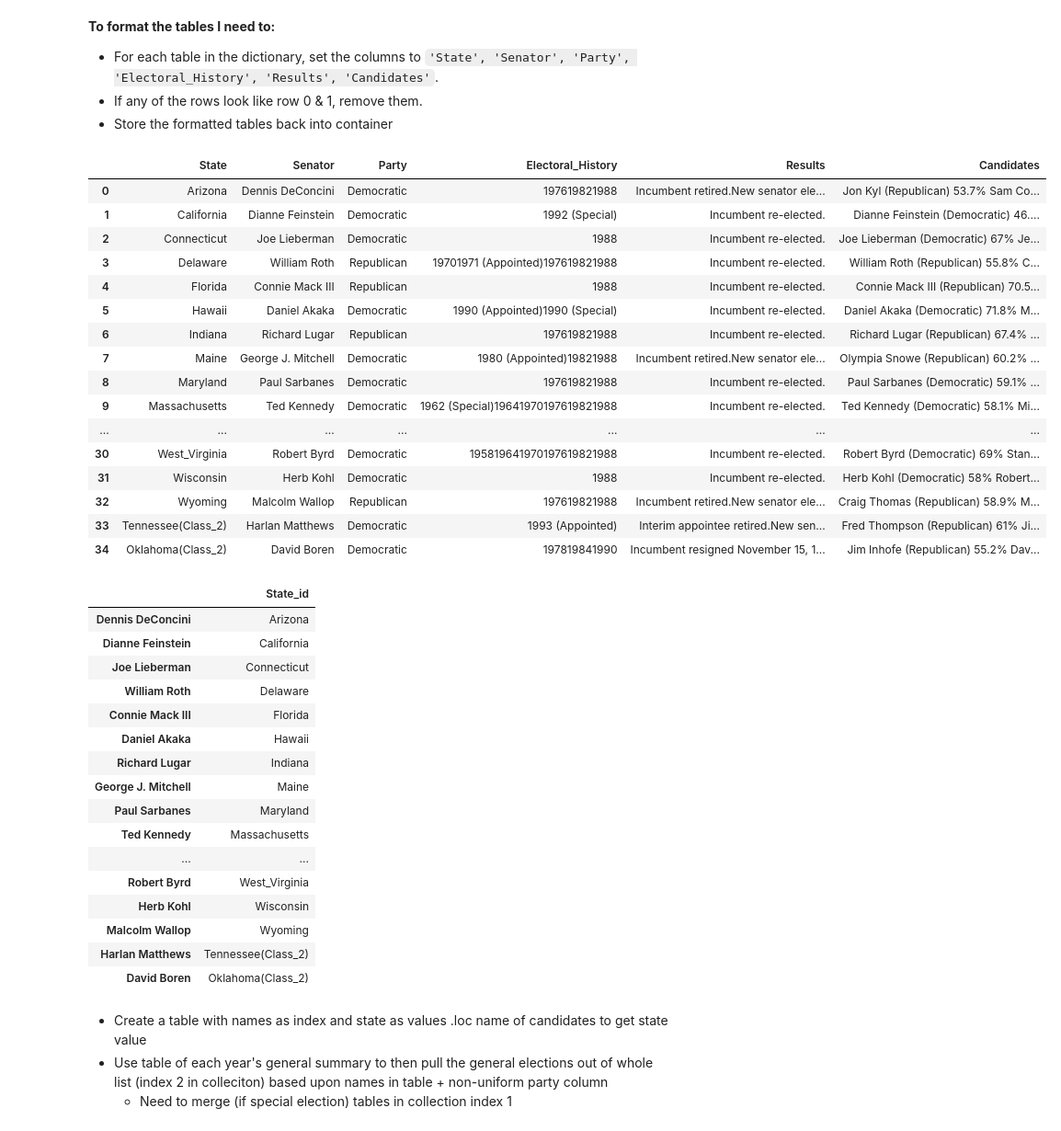
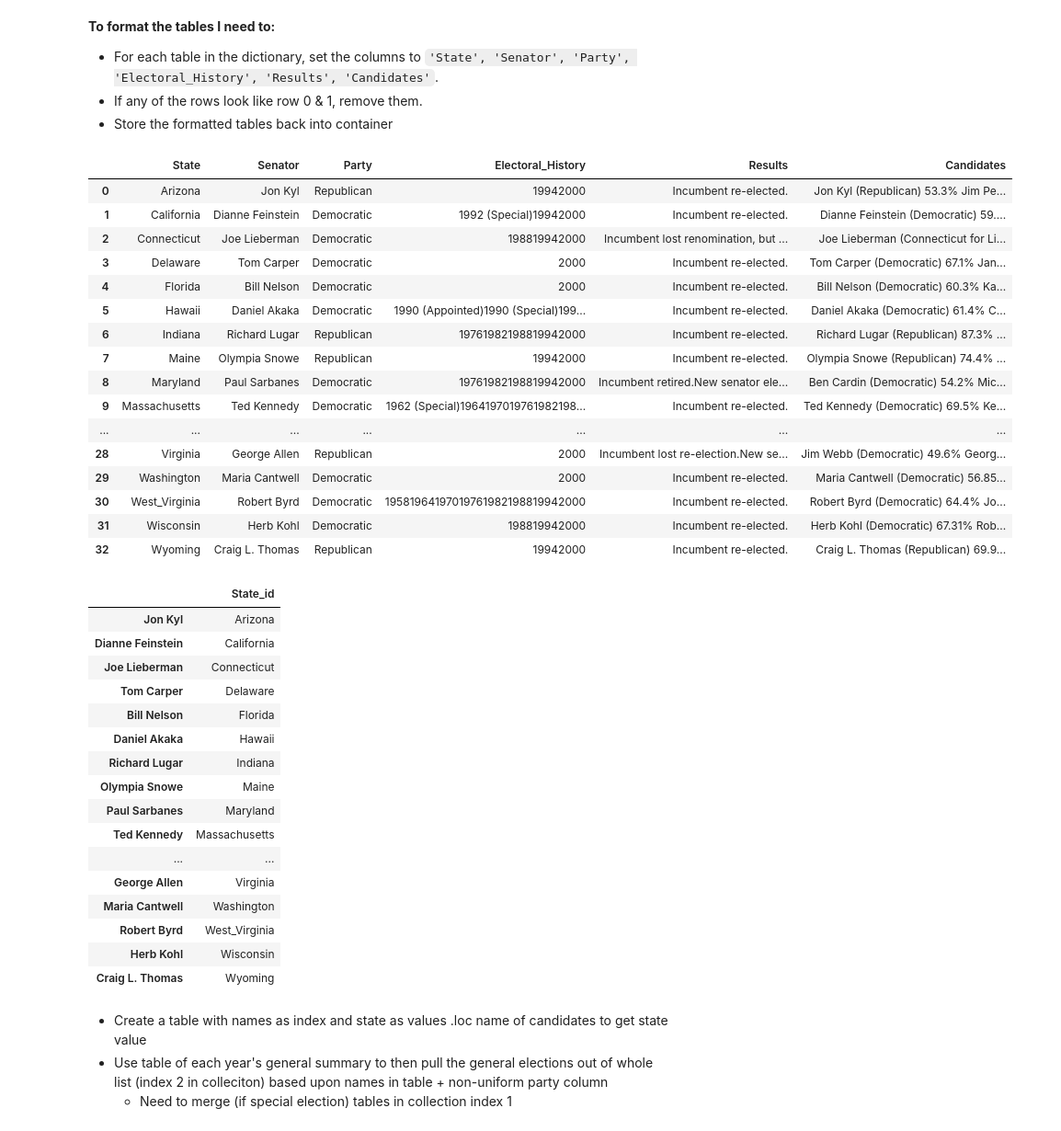
Before and after one commit to dfuller22/US_Senate_Election_Predictor, a Jupyter notebook: Playground.ipynb, the cells around one changed output. Shown: that part at 92% size. Drawn from its saved outputs; the diff is of its cells as text; code cells hidden in the pictures.

Commit message:
Update Playground.ipynb
Adding functionality for state general cleaner

```diff
--- a/Playground.ipynb
+++ b/Playground.ipynb
@@ -523,0 +612,4 @@ with open('election_collection_raw.pickle', 'rb') as f:
+# %%
+yr_st_elects = st_election_collector(election_collection_raw)
+print(len(yr_st_elects))
+yr_st_dict = st_election_cleaner(yr_st_elects, exclude=['2020', '2022', '2024'])
@@ -523,0 +618,4 @@ with open('election_collection_raw.pickle', 'rb') as f:
+# %%
+test = yr_sum_dict['2006'][1].loc['Jon Kyl'].pop('State_id')
+print(type(test))
+test
@@ -523,0 +625,12 @@ with open('election_collection_raw.pickle', 'rb') as f:
+# %%
+year = '2006'
+lookup_name = yr_sum_dict[year][1]
+
+for table in yr_st_dict[year]:
+    for name in table['Candidate']:
+        if '(Incumbent)' in name:
+            name = name.replace(' (Incumbent)', '')
+        if name in list(lookup_name.index):
+            state = lookup_name.loc[name].pop('State_id')
+
+    break
@@ -523,0 +699,13 @@ with open('election_collection_raw.pickle', 'rb') as f:
+# %%
+count = 0
+test_list = []
+for table in election_collection_raw[year][2]:
+    try:
+        res = gen_election_cleaner(table, verbose=0)
+        test_list.append(res)
+        count += 1
+    except:
+        continue
+
+    if count == 3:
+        break
@@ -530,43 +744,43 @@ with open('election_collection_raw.pickle', 'rb') as f:
 yr_sum_tables = yr_summary_collector(election_collection_raw)
 yr_sum_dict = yr_sum_formatter(yr_sum_tables)
 # %%
-for table in yr_sum_dict['1994']:
+for table in yr_sum_dict['2006']:
     display(table)
 # %% [output]
 |  | State | Senator | Party | Electoral_History | Results | Candidates |
-| 0 | Arizona | Dennis DeConcini | Democratic | 197619821988 | Incumbent retired.New senator ele... | Jon Kyl (Republican) 53.7% Sam Co... |
-| 1 | California | Dianne Feinstein | Democratic | 1992 (Special) | Incumbent re-elected. | Dianne Feinstein (Democratic) 46.... |
-| 2 | Connecticut | Joe Lieberman | Democratic | 1988 | Incumbent re-elected. | Joe Lieberman (Democratic) 67% Je... |
-| 3 | Delaware | William Roth | Republican | 19701971 (Appointed)197619821988 | Incumbent re-elected. | William Roth (Republican) 55.8% C... |
-| 4 | Florida | Connie Mack III | Republican | 1988 | Incumbent re-elected. | Connie Mack III (Republican) 70.5... |
-| 5 | Hawaii | Daniel Akaka | Democratic | 1990 (Appointed)1990 (Special) | Incumbent re-elected. | Daniel Akaka (Democratic) 71.8% M... |
-| 6 | Indiana | Richard Lugar | Republican | 197619821988 | Incumbent re-elected. | Richard Lugar (Republican) 67.4% ... |
-| 7 | Maine | George J. Mitchell | Democratic | 1980 (Appointed)19821988 | Incumbent retired.New senator ele... | Olympia Snowe (Republican) 60.2% ... |
-| 8 | Maryland | Paul Sarbanes | Democratic | 197619821988 | Incumbent re-elected. | Paul Sarbanes (Democratic) 59.1% ... |
-| 9 | Massachusetts | Ted Kennedy | Democratic | 1962 (Special)19641970197619821988 | Incumbent re-elected. | Ted Kennedy (Democratic) 58.1% Mi... |
+| 0 | Arizona | Jon Kyl | Republican | 19942000 | Incumbent re-elected. | Jon Kyl (Republican) 53.3% Jim Pe... |
+| 1 | California | Dianne Feinstein | Democratic | 1992 (Special)19942000 | Incumbent re-elected. | Dianne Feinstein (Democratic) 59.... |
+| 2 | Connecticut | Joe Lieberman | Democratic | 198819942000 | Incumbent lost renomination, but ... | Joe Lieberman (Connecticut for Li... |
+| 3 | Delaware | Tom Carper | Democratic | 2000 | Incumbent re-elected. | Tom Carper (Democratic) 67.1% Jan... |
+| 4 | Florida | Bill Nelson | Democratic | 2000 | Incumbent re-elected. | Bill Nelson (Democratic) 60.3% Ka... |
+| 5 | Hawaii | Daniel Akaka | Democratic | 1990 (Appointed)1990 (Special)199... | Incumbent re-elected. | Daniel Akaka (Democratic) 61.4% C... |
+| 6 | Indiana | Richard Lugar | Republican | 19761982198819942000 | Incumbent re-elected. | Richard Lugar (Republican) 87.3% ... |
+| 7 | Maine | Olympia Snowe | Republican | 19942000 | Incumbent re-elected. | Olympia Snowe (Republican) 74.4% ... |
+| 8 | Maryland | Paul Sarbanes | Democratic | 19761982198819942000 | Incumbent retired.New senator ele... | Ben Cardin (Democratic) 54.2% Mic... |
+| 9 | Massachusetts | Ted Kennedy | Democratic | 1962 (Special)1964197019761982198... | Incumbent re-elected. | Ted Kennedy (Democratic) 69.5% Ke... |
 | ... | ... | ... | ... | ... | ... | ... |
-| 30 | West_Virginia | Robert Byrd | Democratic | 195819641970197619821988 | Incumbent re-elected. | Robert Byrd (Democratic) 69% Stan... |
-| 31 | Wisconsin | Herb Kohl | Democratic | 1988 | Incumbent re-elected. | Herb Kohl (Democratic) 58% Robert... |
-| 32 | Wyoming | Malcolm Wallop | Republican | 197619821988 | Incumbent retired.New senator ele... | Craig Thomas (Republican) 58.9% M... |
-| 33 | Tennessee(Class_2) | Harlan Matthews | Democratic | 1993 (Appointed) | Interim appointee retired.New sen... | Fred Thompson (Republican) 61% Ji... |
-| 34 | Oklahoma(Class_2) | David Boren | Democratic | 197819841990 | Incumbent resigned November 15, 1... | Jim Inhofe (Republican) 55.2% Dav... |
+| 28 | Virginia | George Allen | Republican | 2000 | Incumbent lost re-election.New se... | Jim Webb (Democratic) 49.6% Georg... |
+| 29 | Washington | Maria Cantwell | Democratic | 2000 | Incumbent re-elected. | Maria Cantwell (Democratic) 56.85... |
+| 30 | West_Virginia | Robert Byrd | Democratic | 19581964197019761982198819942000 | Incumbent re-elected. | Robert Byrd (Democratic) 64.4% Jo... |
+| 31 | Wisconsin | Herb Kohl | Democratic | 198819942000 | Incumbent re-elected. | Herb Kohl (Democratic) 67.31% Rob... |
+| 32 | Wyoming | Craig L. Thomas | Republican | 19942000 | Incumbent re-elected. | Craig L. Thomas (Republican) 69.9... |
 |  | State_id |
-| Dennis DeConcini | Arizona |
+| Jon Kyl | Arizona |
 | Dianne Feinstein | California |
 | Joe Lieberman | Connecticut |
-| William Roth | Delaware |
-| Connie Mack III | Florida |
+| Tom Carper | Delaware |
+| Bill Nelson | Florida |
 | Daniel Akaka | Hawaii |
 | Richard Lugar | Indiana |
-| George J. Mitchell | Maine |
+| Olympia Snowe | Maine |
 | Paul Sarbanes | Maryland |
 | Ted Kennedy | Massachusetts |
 | ... | ... |
+| George Allen | Virginia |
+| Maria Cantwell | Washington |
 | Robert Byrd | West_Virginia |
 | Herb Kohl | Wisconsin |
-| Malcolm Wallop | Wyoming |
-| Harlan Matthews | Tennessee(Class_2) |
-| David Boren | Oklahoma(Class_2) |
+| Craig L. Thomas | Wyoming |
 # %% [markdown]
 * Create a table with names as index and state as values .loc name of candidates to get state value
 * Use table of each year's general summary to then pull the general elections out of whole list (index 2 in colleciton) based upon names in table + non-uniform party column
```
Also changed, not shown: parts of 13 cells of this notebook.
